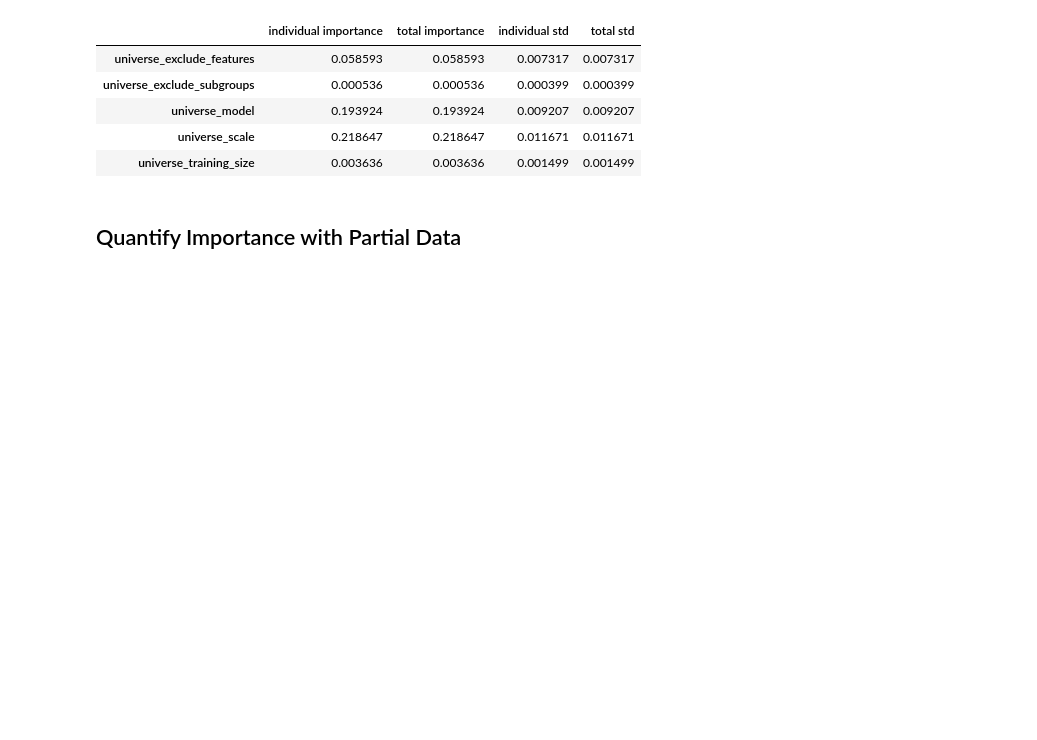
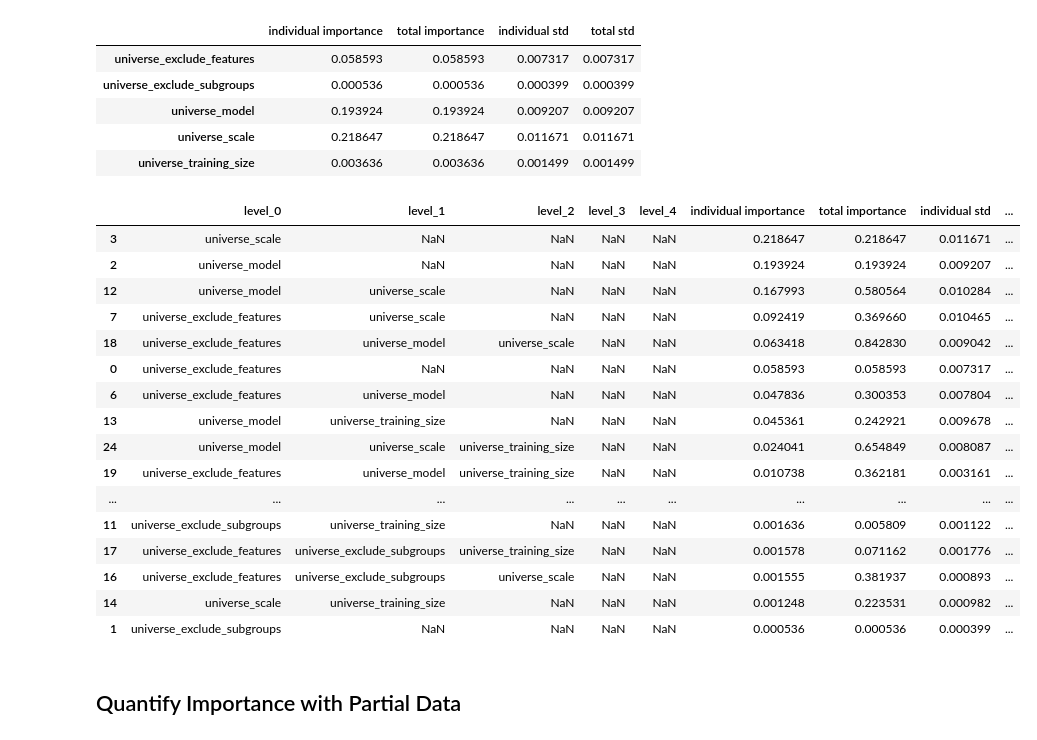
Before and after one commit to jsbroden/CMA_Fairness_v2, a Jupyter notebook: analysis_var_imp_overall.ipynb, the cells around one changed output. Saved outputs shown, nothing was run; the diff lists cells and outputs as text; code cells hidden in the pictures; blank space fills up the shorter version.

```diff
--- a/analysis_var_imp_overall.ipynb
+++ b/analysis_var_imp_overall.ipynb
@@ -194,7 +194,25 @@ m_fanova.quantify_individual_importance()
 | universe_scale | 0.218647 | 0.218647 | 0.011671 | 0.011671 |
 | universe_training_size | 0.003636 | 0.003636 | 0.001499 | 0.001499 |
 # %%
-m_fanova.quantify_importance(save_to = CP_DIR/ "fanova_importance_interactions-overall_co.csv")
+m_fanova.quantify_importance(save_to = CP_DIR/ "fanova_importance_interactions-overall_cond_cov_ng_f.csv")
+# %% [output]
+|  | level_0 | level_1 | level_2 | level_3 | level_4 | individual importance | total importance | individual std | ... |
+| 3 | universe_scale | NaN | NaN | NaN | NaN | 0.218647 | 0.218647 | 0.011671 | ... |
+| 2 | universe_model | NaN | NaN | NaN | NaN | 0.193924 | 0.193924 | 0.009207 | ... |
+| 12 | universe_model | universe_scale | NaN | NaN | NaN | 0.167993 | 0.580564 | 0.010284 | ... |
+| 7 | universe_exclude_features | universe_scale | NaN | NaN | NaN | 0.092419 | 0.369660 | 0.010465 | ... |
+| 18 | universe_exclude_features | universe_model | universe_scale | NaN | NaN | 0.063418 | 0.842830 | 0.009042 | ... |
+| 0 | universe_exclude_features | NaN | NaN | NaN | NaN | 0.058593 | 0.058593 | 0.007317 | ... |
+| 6 | universe_exclude_features | universe_model | NaN | NaN | NaN | 0.047836 | 0.300353 | 0.007804 | ... |
+| 13 | universe_model | universe_training_size | NaN | NaN | NaN | 0.045361 | 0.242921 | 0.009678 | ... |
+| 24 | universe_model | universe_scale | universe_training_size | NaN | NaN | 0.024041 | 0.654849 | 0.008087 | ... |
+| 19 | universe_exclude_features | universe_model | universe_training_size | NaN | NaN | 0.010738 | 0.362181 | 0.003161 | ... |
+| ... | ... | ... | ... | ... | ... | ... | ... | ... | ... |
+| 11 | universe_exclude_subgroups | universe_training_size | NaN | NaN | NaN | 0.001636 | 0.005809 | 0.001122 | ... |
+| 17 | universe_exclude_features | universe_exclude_subgroups | universe_training_size | NaN | NaN | 0.001578 | 0.071162 | 0.001776 | ... |
+| 16 | universe_exclude_features | universe_exclude_subgroups | universe_scale | NaN | NaN | 0.001555 | 0.381937 | 0.000893 | ... |
+| 14 | universe_scale | universe_training_size | NaN | NaN | NaN | 0.001248 | 0.223531 | 0.000982 | ... |
+| 1 | universe_exclude_subgroups | NaN | NaN | NaN | NaN | 0.000536 | 0.000536 | 0.000399 | ... |
 # %%
 import os
 
```
Also changed, not shown: parts of 1 cell of this notebook, 1 other file.
